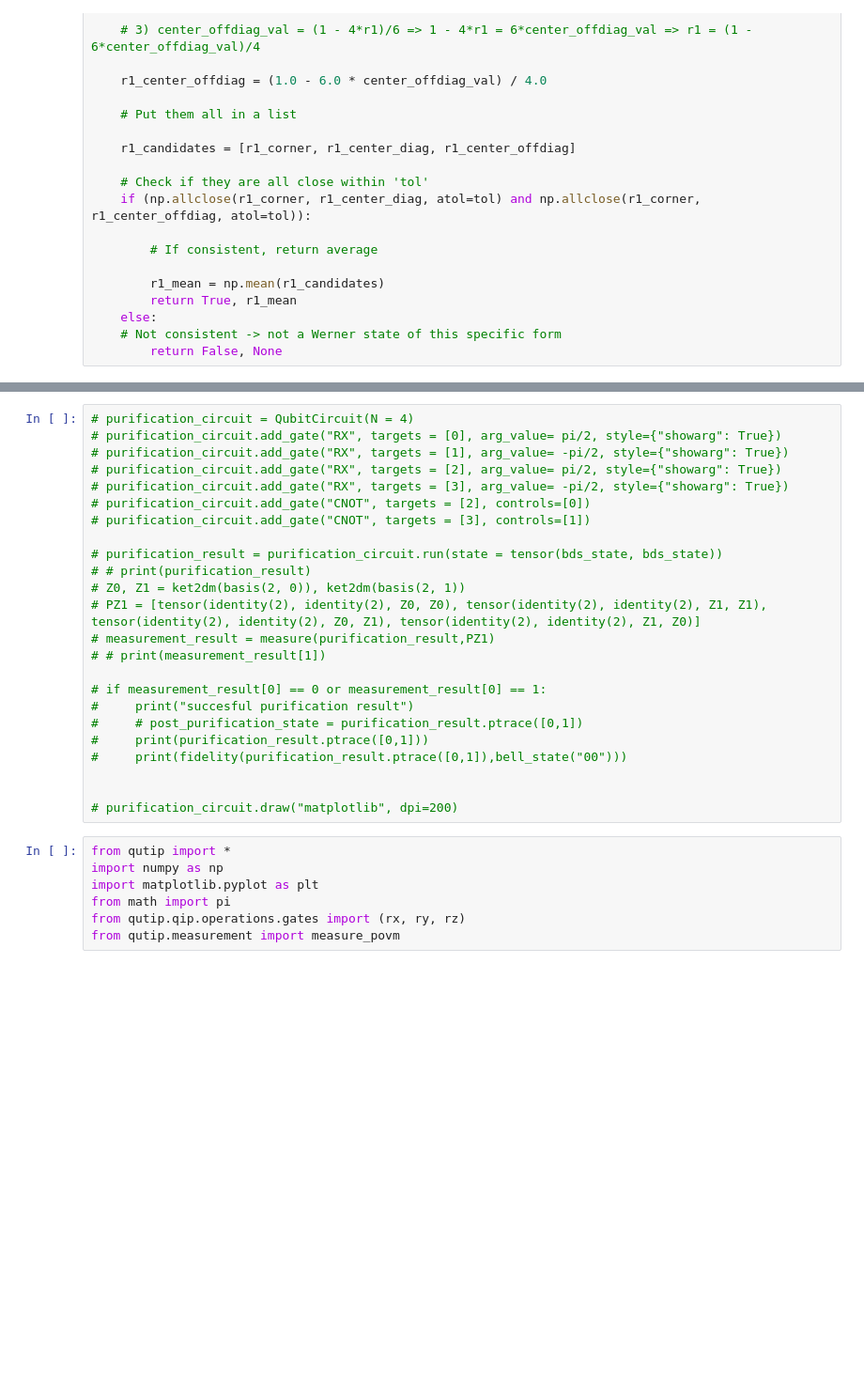
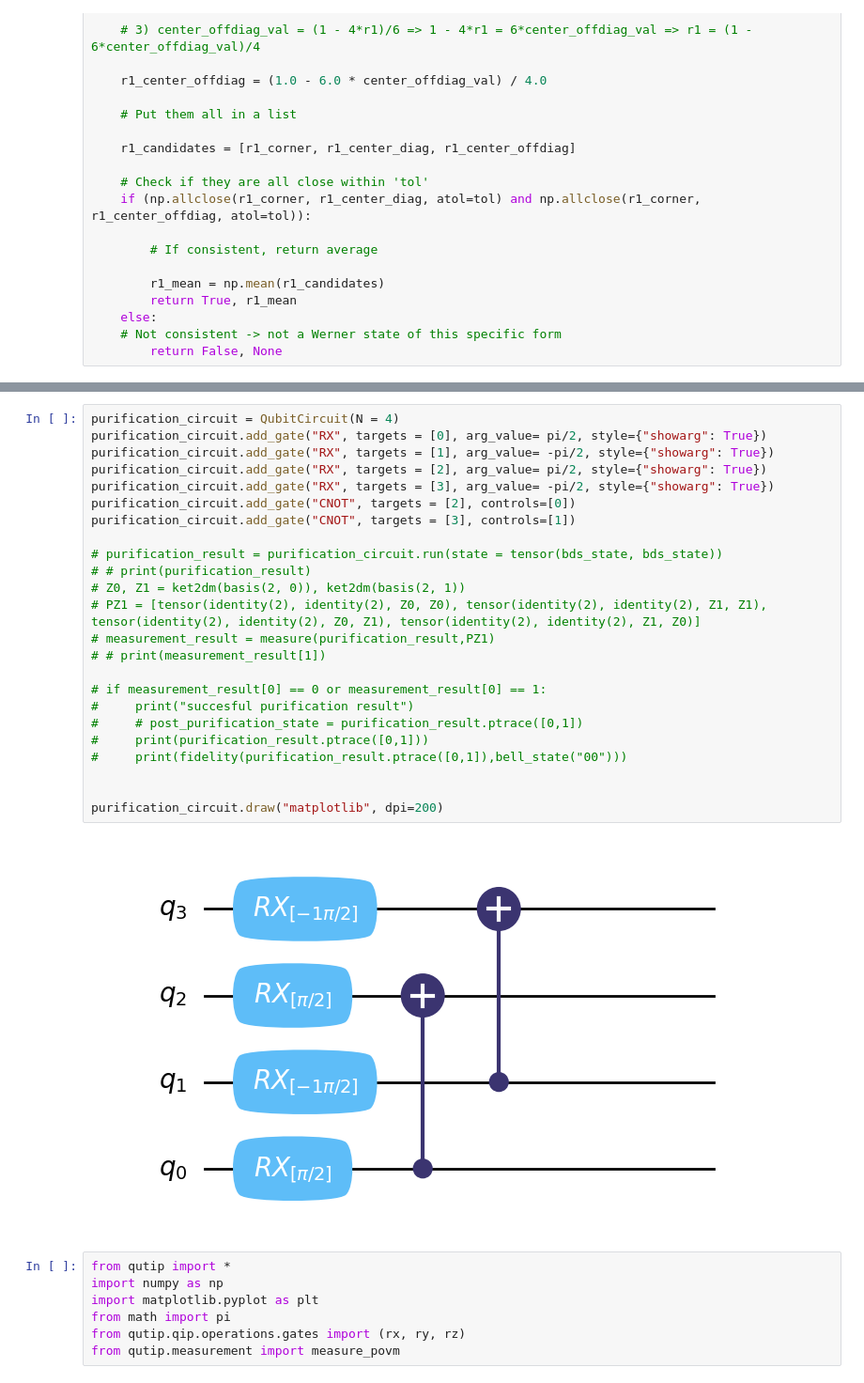
Before and after one commit to kvnkarthik02/quantum-distillation, a Jupyter notebook: dejmps.ipynb, the cells around one changed output, grey strips where cells are left out. Shown at 94% size. Drawn from its saved outputs; the diff is of its cells as text; blank space fills up the shorter version.

```diff
--- a/dejmps.ipynb
+++ b/dejmps.ipynb
@@ -100,27 +108,29 @@ def check_werner_r1(rho, tol=1e-6):
 # %%
-# purification_circuit = QubitCircuit(N = 4)
-# purification_circuit.add_gate("RX", targets = [0], arg_value= pi/2, style={"showarg": True})
-# purification_circuit.add_gate("RX", targets = [1], arg_value= -pi/2, style={"showarg": True})
-# purification_circuit.add_gate("RX", targets = [2], arg_value= pi/2, style={"showarg": True})
-# purification_circuit.add_gate("RX", targets = [3], arg_value= -pi/2, style={"showarg": True})
-# purification_circuit.add_gate("CNOT", targets = [2], controls=[0])
-# purification_circuit.add_gate("CNOT", targets = [3], controls=[1])
+purification_circuit = QubitCircuit(N = 4)
+purification_circuit.add_gate("RX", targets = [0], arg_value= pi/2, style={"showarg": True})
+purification_circuit.add_gate("RX", targets = [1], arg_value= -pi/2, style={"showarg": True})
+purification_circuit.add_gate("RX", targets = [2], arg_value= pi/2, style={"showarg": True})
+purification_circuit.add_gate("RX", targets = [3], arg_value= -pi/2, style={"showarg": True})
+purification_circuit.add_gate("CNOT", targets = [2], controls=[0])
+purification_circuit.add_gate("CNOT", targets = [3], controls=[1])
 
 # purification_result = purification_circuit.run(state = tensor(bds_state, bds_state))
 # # print(purification_result)
 # Z0, Z1 = ket2dm(basis(2, 0)), ket2dm(basis(2, 1))
 # PZ1 = [tensor(identity(2), identity(2), Z0, Z0), tensor(identity(2), identity(2), Z1, Z1), tensor(identity(2), identity(2), Z0, Z1), tensor(identity(2), identity(2), Z1, Z0)]
 # measurement_result = measure(purification_result,PZ1)
 # # print(measurement_result[1])
 
 # if measurement_result[0] == 0 or measurement_result[0] == 1:
 #     print("succesful purification result")
 #     # post_purification_state = purification_result.ptrace([0,1])
 #     print(purification_result.ptrace([0,1]))
 #     print(fidelity(purification_result.ptrace([0,1]),bell_state("00")))
 
 
-# purification_circuit.draw("matplotlib", dpi=200)
+purification_circuit.draw("matplotlib", dpi=200)
+# %% [output]
+[figure, added]
 # %%
 from qutip import *
 import numpy as np
```
Also changed, not shown: parts of 3 cells of this notebook, 8 other files.
